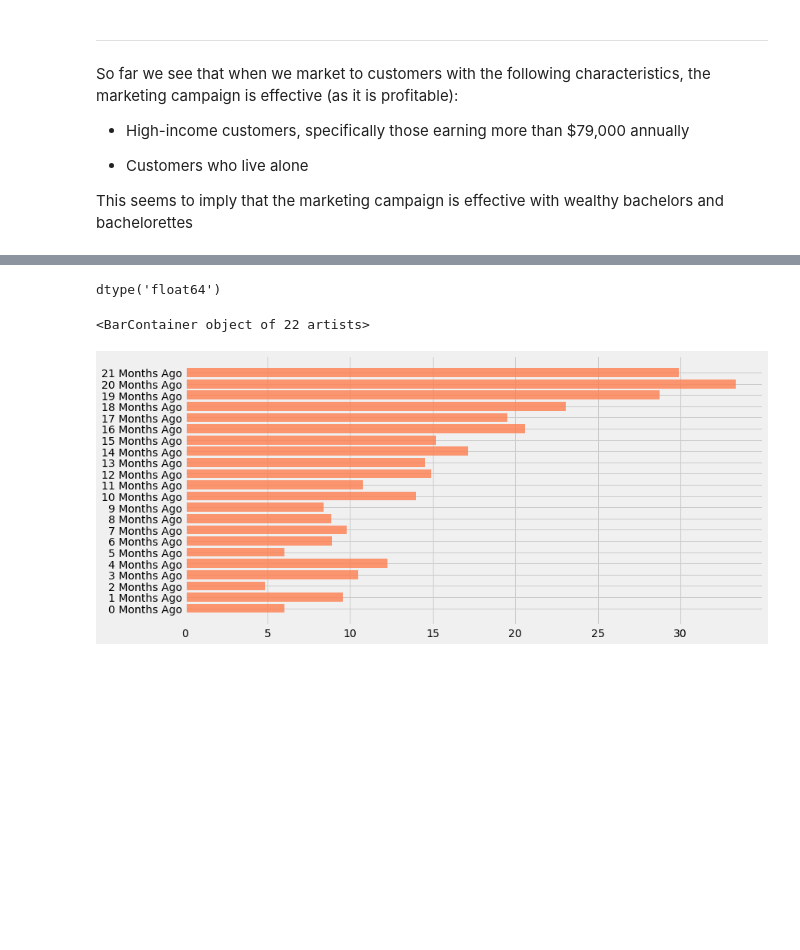
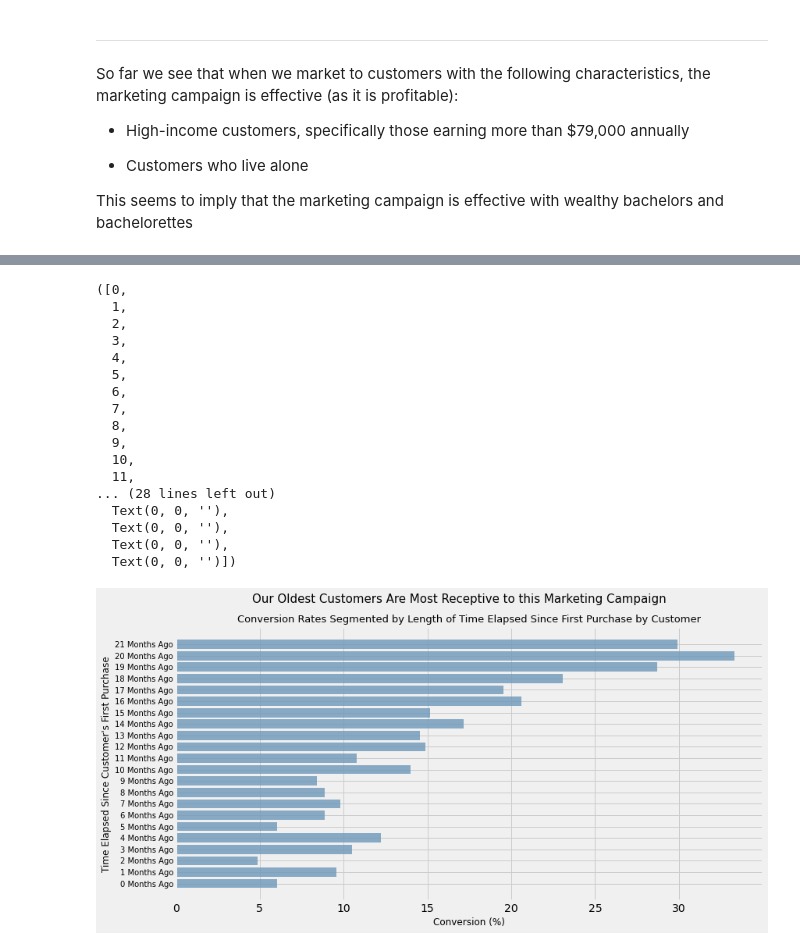
Before and after one commit to Taimur-Shabbir/in-progress-projects, a Jupyter notebook: CRM Analytics Project.ipynb, the cells around one changed output, grey strips where cells are left out. Cells and saved outputs as stored; diff of their text form; code cells hidden in the pictures; blank space fills up the shorter version.

```diff
--- a/CRM Analytics Project.ipynb
+++ b/CRM Analytics Project.ipynb
@@ -532,3 +541,4 @@ data['Dt_Customer'] = pd.to_datetime(data['Dt_Customer'])
 # 2014-06-30 to be "today"
 
 data['Days Elapsed'] = datetime(2014, 6, 30) - data['Dt_Customer']
+data['Days Elapsed'] = data['Days Elapsed'].dt.days
@@ -557,19 +545,20 @@ data['Time Elapsed Bins'] = pd.cut(data['Days Elapsed'],
-# %%
-time_elapsed_conv_rate = pd.crosstab(data['Time Elapsed Bins'], data['Response'])
-time_elapsed_conv_rate
-
-time_elapsed_conv_rate['Conversion %'] = round((time_elapsed_conv_rate[1]/
-                                               (time_elapsed_conv_rate[0] +
-                                                time_elapsed_conv_rate[1]))*100, 2)
-time_elapsed_conv_rate.reset_index(inplace = True)
-# %% [output]
-dtype('float64')
-# %%
-plt.figure(figsize = (12, 6))
-plt.barh(time_elapsed_conv_rate['Time Elapsed Bins'],
-        time_elapsed_conv_rate['Conversion %'],
-        color = 'Coral',
-        alpha = 0.8)
-# %% [output]
-<BarContainer object of 22 artists>
-[figure, removed]
+# %%
+# create bins
+
+myBins = np.linspace(min(data['Days Elapsed']),
+                     max(data['Days Elapsed']),
+                     num = 23, endpoint = True)
+
+# create labels
+
+labels = []
+
+for i in range(22):
+    time_elapsed = str(i) + ' Months Ago'
+    labels.append(time_elapsed)
+
+# add bins to dataframe
+
+data['Time Elapsed Bins'] = pd.cut(data['Days Elapsed'],
+                                   myBins, labels = labels,
+                                   include_lowest = True)
@@ -575,0 +573,31 @@ plt.barh(time_elapsed_conv_rate['Time Elapsed Bins'],
+# %%
+plt.figure(figsize = (12, 6))
+plt.barh(time_elapsed_conv_rate['Time Elapsed Bins'],
+        time_elapsed_conv_rate['Conversion %'],
+        color = '#6D98BA',
+        alpha = 0.8)
+
+plt.suptitle('Our Oldest Customers Are Most Receptive to this Marketing Campaign', size = 15)
+plt.title('Conversion Rates Segmented by Length of Time Elapsed Since First Purchase by Customer', size = 13)
+plt.ylabel('Time Elapsed Since Customer\'s First Purchase', size = 12)
+plt.xlabel('Conversion (%)', size = 12)
+plt.yticks(size = 10)
+# %% [output]
+([0,
+  1,
+  2,
+  3,
+  4,
+  5,
+  6,
+  7,
+  8,
+  9,
+  10,
+  11,
+... (28 lines left out)
+  Text(0, 0, ''),
+  Text(0, 0, ''),
+  Text(0, 0, ''),
+  Text(0, 0, '')])
+[figure, added]
```
Also changed, not shown: parts of 23 cells of this notebook.
